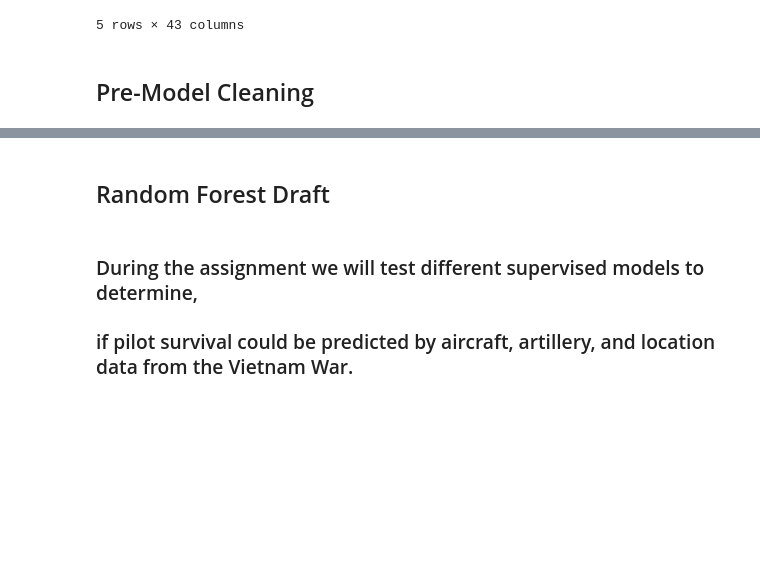
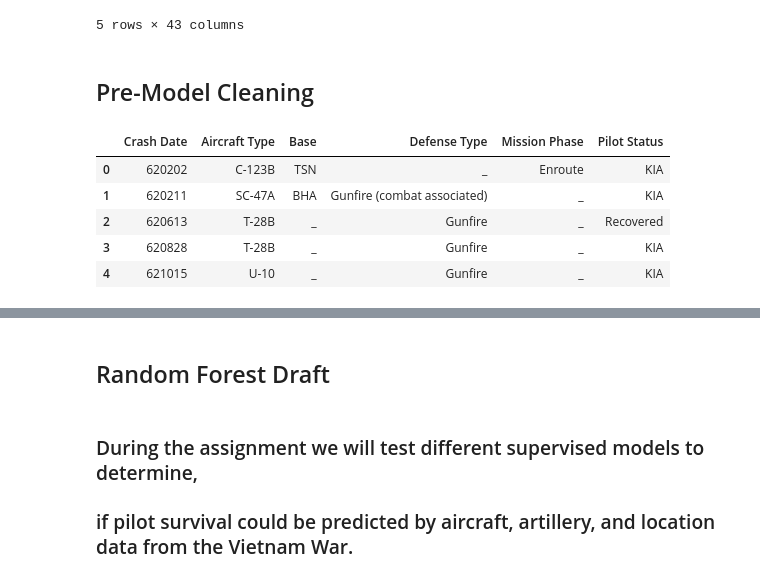
Before and after one commit to MichaelG-B/Capstone_Project, a Jupyter notebook: Capstone Project/Machine Learning/draftml_modle.ipynb, the cells around one changed output, grey strips where cells are left out. Cells and saved outputs as stored; diff of their text form; code cells hidden in the pictures; blank space fills up the shorter version.

```diff
--- a/Capstone Project/Machine Learning/draftml_modle.ipynb
+++ b/Capstone Project/Machine Learning/draftml_modle.ipynb
@@ -54,6 +48,13 @@ usaf_df.head()
 # %%
 # Capture capture variables for model".
 
-usaf_df_model = usaf_df.filter(['Crash Date','Aircraft Type','Base', 'Hit Country', 'Loss Longitude', 'Loss Latitude', 'Pilot Status'], axis=1)
+usaf_df_model = usaf_df.filter(['Crash Date','Aircraft Type','Base', 'Defense Type', 'Mission Phase', 'Pilot Status'], axis=1)
 
 usaf_df_model.head()
+# %% [output]
+|  | Crash Date | Aircraft Type | Base | Defense Type | Mission Phase | Pilot Status |
+| 0 | 620202 | C-123B | TSN | _ | Enroute | KIA |
+| 1 | 620211 | SC-47A | BHA | Gunfire (combat associated) | _ | KIA |
+| 2 | 620613 | T-28B | _ | Gunfire | _ | Recovered |
+| 3 | 620828 | T-28B | _ | Gunfire | _ | KIA |
+| 4 | 621015 | U-10 | _ | Gunfire | _ | KIA |
```
Also changed, not shown: parts of 13 cells of this notebook.
